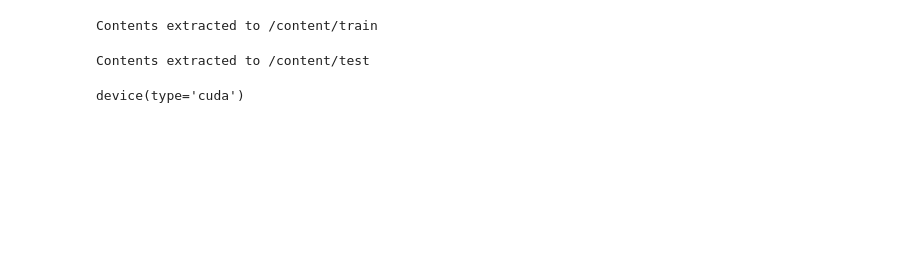
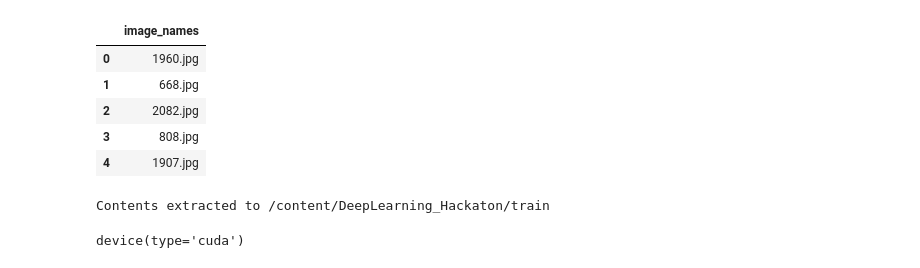
Before and after one commit to manikantavs01/DeepLearning_Hackaton, a Jupyter notebook: Optimizing_CNN_for_Classfication_Of_Emergency_Vehicles.ipynb, the cells around one changed output. Drawn from its saved outputs; the diff is of its cells as text; code cells hidden in the pictures; blank space fills up the shorter version.

```diff
--- a/Optimizing_CNN_for_Classfication_Of_Emergency_Vehicles.ipynb
+++ b/Optimizing_CNN_for_Classfication_Of_Emergency_Vehicles.ipynb
@@ -9,28 +15,24 @@ fatal: could not read Username for 'https://github.com': No such device or addre
+# %%
+test.head()
+# %% [output]
+|  | image_names |
+| 0 | 1960.jpg |
+| 1 | 668.jpg |
+| 2 | 2082.jpg |
+| 3 | 808.jpg |
+| 4 | 1907.jpg |
 # %%
 # Step 3: Extract the zip file
 # Create a directory for extraction
-extract_dir = "/content/train"
+extract_dir = "/content/DeepLearning_Hackaton/train"
 os.makedirs(extract_dir, exist_ok=True)
 
 # Open and extract the zip file
-with zipfile.ZipFile("train.zip", 'r') as zip_ref:
+with zipfile.ZipFile("/content/DeepLearning_Hackaton/train.zip", 'r') as zip_ref:
     zip_ref.extractall(extract_dir)
 
 print(f"Contents extracted to {extract_dir}")
 # %% [output]
-Contents extracted to /content/train
+Contents extracted to /content/DeepLearning_Hackaton/train
-# %%
-# Step 3: Extract the zip file
-# Create a directory for extraction
-extract_dir = "/content/test"
-os.makedirs(extract_dir, exist_ok=True)
-
-# Open and extract the zip file
-with zipfile.ZipFile("test.zip", 'r') as zip_ref:
-    zip_ref.extractall(extract_dir)
-
-print(f"Contents extracted to {extract_dir}")
-# %% [output]
-Contents extracted to /content/test
 # %%
 import torch
```
Also changed, not shown: parts of 18 cells of this notebook.
